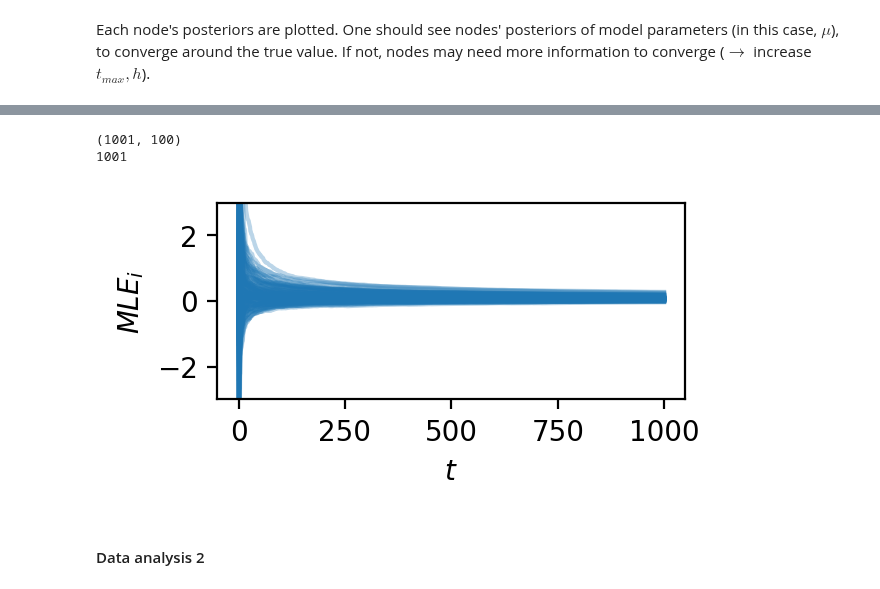
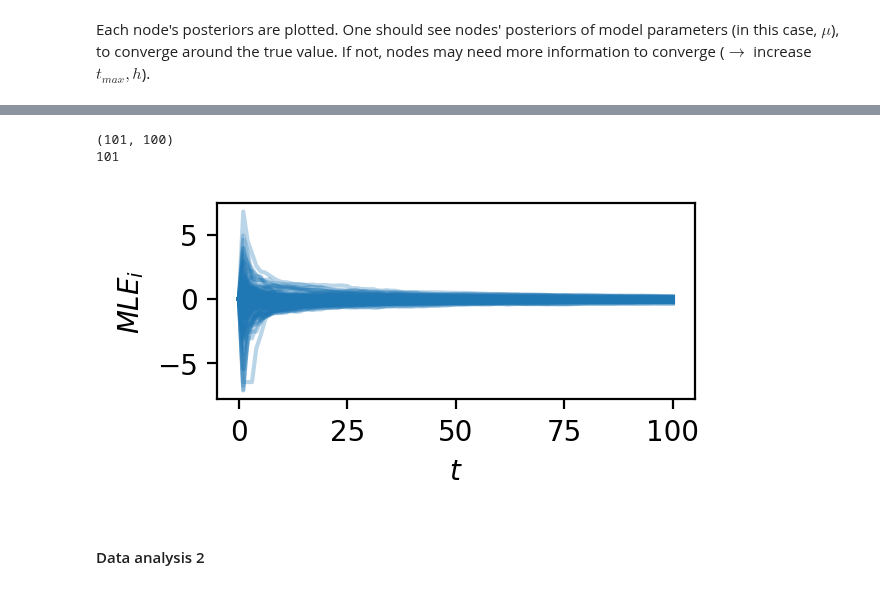
Before and after one commit to Priesemann-Group/neuro_op, a Jupyter notebook: notebooks/Testing_param.ipynb, the cells around one changed output, grey strips where cells are left out. Saved outputs shown, nothing was run; the diff lists cells and outputs as text; code cells hidden in the pictures.

```diff
--- a/notebooks/Testing_param.ipynb
+++ b/notebooks/Testing_param.ipynb
@@ -40,7 +40,7 @@ input = dict(
     h=1,  # Rate of external information draw events
     r=1,  # Rate of edge information exchange events
     t0=0,  # Start time of simulation
-    t_max=1e3,  # End time of simulation
+    t_max=100,  # End time of simulation
     t_sample=1,  # Periodicity for which samples and distance measures (KL-div, p-distance) are taken
     sample_bins=201,  # Number of bins used in distance measures
     sample_range=(
@@ -162,22 +172,22 @@ print(nody.diary_in)
 # %%
 mu_arr = np.array(out1["mu_nodes"])
 print(mu_arr.shape)
 x = np.arange(input["t0"], input["t_max"] + input["t_sample"], input["t_sample"])
 print(len(x))
 fig, ax = plt.subplots()
 for i, mu in enumerate(mu_arr.T):
     ax.plot(x, mu, alpha=0.3, label=f"$\mu_{i}$", color="tab:blue")
     ax.set_xlabel("$t$")
     ax.set_ylabel("$MLE_i$")
-ax.set_ylim(-3, 3)
+# ax.set_ylim(-100, 100)
 # ax.set_yscale("log")
 # ax.loglog()
 # ax.legend()
 fig.savefig("./graphics-output/mu_nodes.png", dpi=1500)
 # %% [output]
-(1001, 100)
-1001
+(101, 100)
+101
-[figure, old version]
+[figure, new version]
 # %% [markdown]
 #### Data analysis 2
 # %%
```
Also changed, not shown: parts of 8 cells of this notebook, 5 other files.
